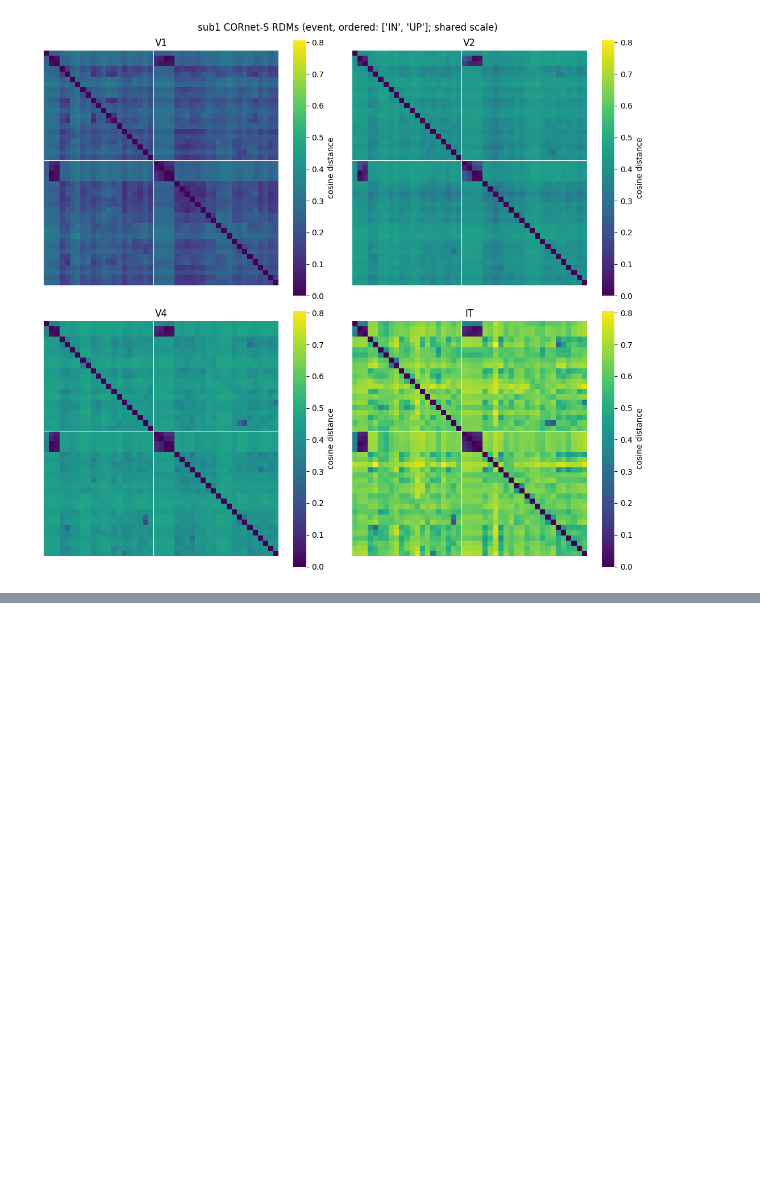
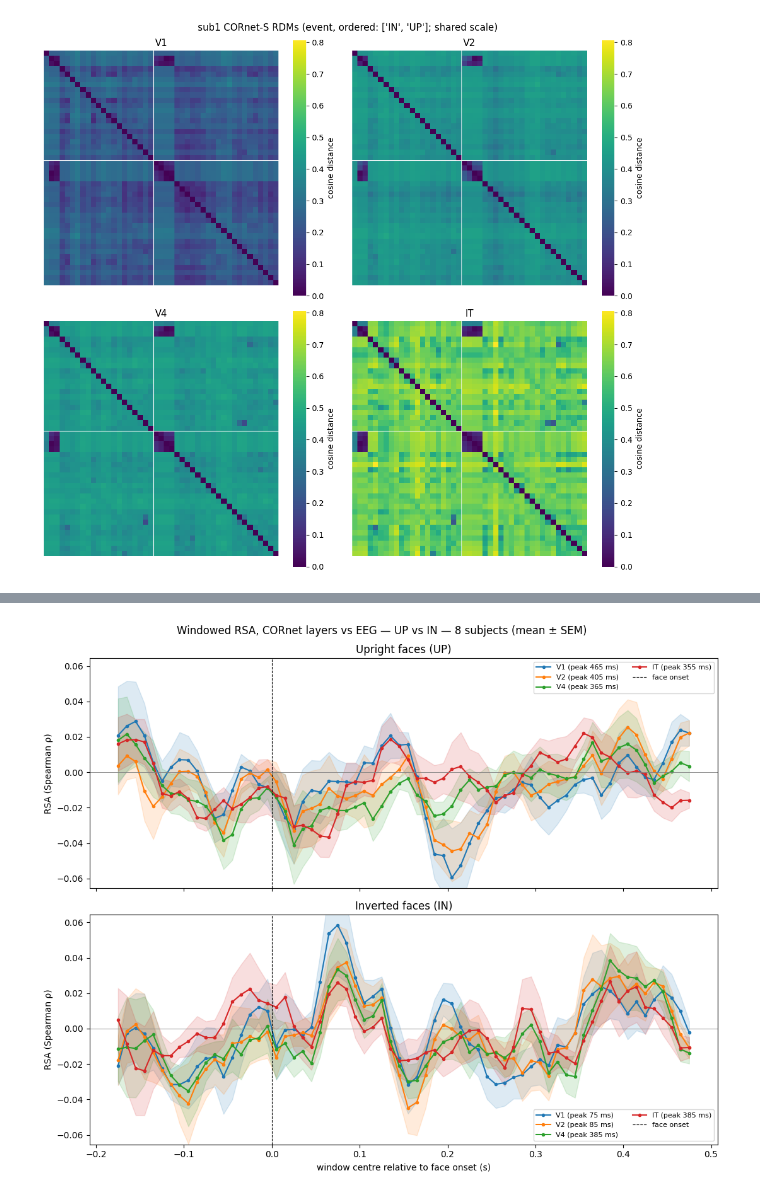
Before and after one commit to AnsonLiu01/vision_proc_networks, a Jupyter notebook: src/eda/cornet_analysis.ipynb, the cells around one changed output, grey strips where cells are left out. Saved outputs shown, nothing was run; the diff lists cells and outputs as text; code cells hidden in the pictures; blank space fills up the shorter version.

```diff
--- a/src/eda/cornet_analysis.ipynb
+++ b/src/eda/cornet_analysis.ipynb
@@ -88,6 +128,15 @@ WINDOW_PAD_S = 1.0
 # version (see the trade-offs note at the bottom of the notebook).
 USE_STABILISED_VIDEO = False
 
+# Frame content fed to CORnet:
+#   False -> full (letterboxed) frame; CORnet sees the whole cluttered scene.
+#   True  -> per-frame face crop (Haar detector, inversion-robust); CORnet sees
+#            mostly the face. See the "Face cropping" section for the rationale.
+# This drives the whole pipeline below; cropped/uncropped runs save to different
+# files (sub<N>_cornet.npz vs sub<N>_cornet_facecrop.npz), so you can flip it,
+# re-run, and keep both. Set per-call too: run_subject(sub, crop_face=...).
+CROP_FACE = False
+
 RESULTS_DIR = DATA_ROOT.parent / "cornet_analysis_outputs"
 RESULTS_DIR.mkdir(exist_ok=True)
 
@@ -273,7 +386,9 @@ def eeg_epoch(raw, t_eeg):
 # %% [markdown]
 ## Per-subject pipeline
 # %%
-def run_subject(sub, n_random_frames=N_RANDOM_FRAMES, seed=RANDOM_SEED):
+def run_subject(sub, n_random_frames=N_RANDOM_FRAMES, seed=RANDOM_SEED, crop_face=False):
+    # crop_face=True runs each frame through the face detector and crops to the face
+    # before CORnet (see the face-crop section); otherwise the full frame is used.
     raw = load_eeg(sub)
     sf = raw.info["sfreq"]
     eeg_dur = raw.n_times / sf
@@ -292,12 +407,18 @@ def run_subject(sub, n_random_frames=N_RANDOM_FRAMES, seed=RANDOM_SEED):
         frame = grab_frame(cap, t_video, fps)
         if frame is None:
             return False
+        face_found = None
+        if crop_face:
+            bbox = detect_face_bbox(frame)
+            face_found = bbox is not None
+            frame = crop_to_face(frame, bbox)
         records.append({
             "kind": kind,
             "label": label,
             "t_eeg": t_eeg,
             "t_video": t_video,
             "eeg_sample": int(round(t_eeg * sf)),
+            "face_found": face_found,            # None unless crop_face=True
             "features": frame_to_features(frame),
             "epoch": eeg_epoch(raw, t_eeg),   # None near recording edges
         })
@@ -322,7 +443,7 @@ def run_subject(sub, n_random_frames=N_RANDOM_FRAMES, seed=RANDOM_SEED):
     return {
         "sub": sub, "fps": fps, "t1": t1, "sfreq": sf,
         "eeg_dur": eeg_dur, "video_dur": video_dur,
-        "window": (win_lo, win_hi),
+        "window": (win_lo, win_hi), "crop_face": crop_face,
         "n_face_events": len(face_events), "records": records,
     }
 # %% [markdown]
@@ -352,12 +473,16 @@ def save_subject(res):
     save["meta_t1"] = res["t1"]
     save["meta_sfreq"] = res["sfreq"]
     save["meta_window"] = np.array(res["window"], dtype=float)  # (lo, hi) EEG seconds
-    np.savez_compressed(RESULTS_DIR / f"sub{res['sub']}_cornet.npz", **save)
+    suffix = "_facecrop" if res.get("crop_face") else ""
+    np.savez_compressed(RESULTS_DIR / f"sub{res['sub']}_cornet{suffix}.npz", **save)
 # %%
+# CROP_FACE (set in Configuration) decides whether frames are face-cropped. Cropped
+# and uncropped runs save to different files, so flip CROP_FACE, re-run, keep both.
+print(f"CROP_FACE = {CROP_FACE}")
 all_results = {}
 for sub in SUBJECTS:
     try:
-        res = run_subject(sub)
+        res = run_subject(sub, crop_face=CROP_FACE)
     except Exception as e:  # keep the batch going if one subject is unreadable
         print(f"sub{sub}: SKIPPED ({type(e).__name__}: {e})")
         continue
@@ -370,8 +495,13 @@ for sub in SUBJECTS:
     it_dim = recs[0]["features"]["IT"].shape[0] if recs else 0
     win = res["window"]
     win_str = f"[{win[0]:.1f},{win[1]:.1f}]s" if win[0] is not None else "n/a"
+    crop_str = ""
+    if CROP_FACE:
+        ev = [r for r in recs if r["kind"] == "event"]
+        det = sum(bool(r["face_found"]) for r in ev)
+        crop_str = f" faces={det}/{len(ev)}"
     print(f"sub{sub}: t1={res['t1']:.2f}s fps={res['fps']:.1f} window={win_str} "
-          f"events={n_event}/{res['n_face_events']} random={n_random} IT_dim={it_dim}")
+          f"events={n_event}/{res['n_face_events']} random={n_random} IT_dim={it_dim}{crop_str}")
 
 print("\nSaved outputs to", RESULTS_DIR)
 # %% [output]
@@ -617,0 +793,5 @@ is a single config flag, the stabilised+crop variant can be re-run and compared
+# %%
+if all_results:
+    plot_rsa_timecourse(sorted(all_results), split_faces=True)
+# %% [output]
+[figure, added]
```
Also changed, not shown: parts of 11 cells of this notebook.
